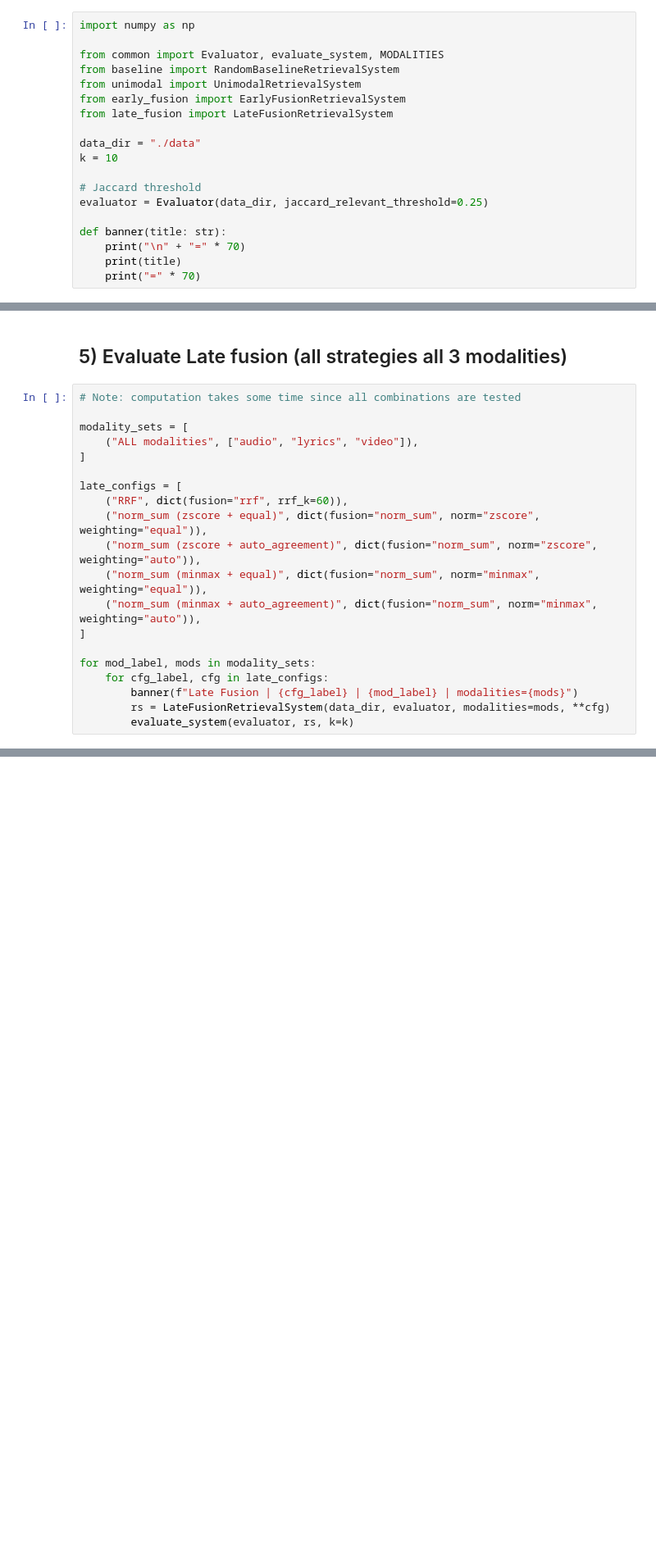
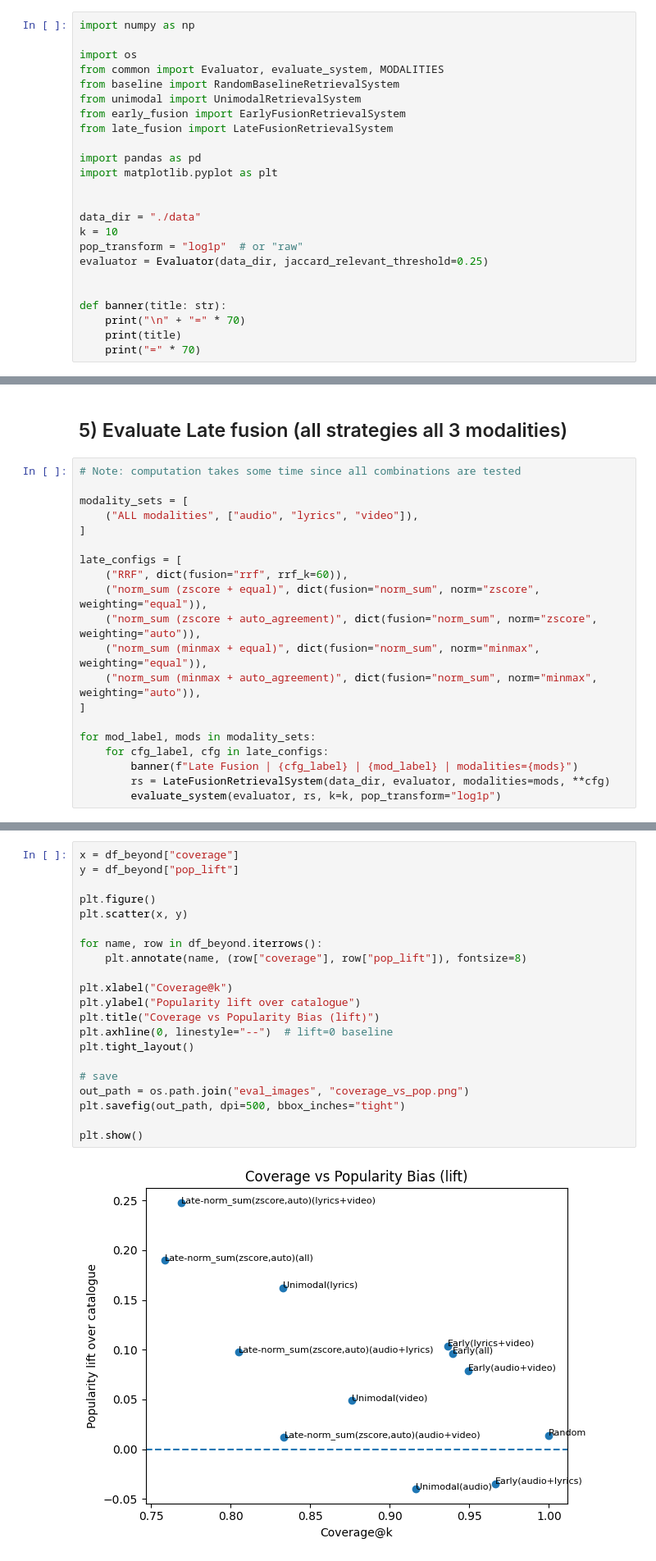
Before and after one commit to JasminKro/mmsr-2025, a Jupyter notebook: evaluation.ipynb, the cells around one changed output, grey strips where cells are left out. Shown at 82% size. Cells and saved outputs as stored; diff of their text form; blank space fills up the shorter version.

Commit message:
pop and coverage metrics

```diff
--- a/evaluation.ipynb
+++ b/evaluation.ipynb
@@ -14,17 +14,22 @@ It calculated Precision, Recall, MRR, nDCG both with the Jaccard-threshold relev
 # %%
 import numpy as np
 
+import os
 from common import Evaluator, evaluate_system, MODALITIES
 from baseline import RandomBaselineRetrievalSystem
 from unimodal import UnimodalRetrievalSystem
 from early_fusion import EarlyFusionRetrievalSystem
 from late_fusion import LateFusionRetrievalSystem
 
+import pandas as pd
+import matplotlib.pyplot as plt
+
+
 data_dir = "./data"
 k = 10
+pop_transform = "log1p"  # or "raw"
+evaluator = Evaluator(data_dir, jaccard_relevant_threshold=0.25)
 
-# Jaccard threshold
-evaluator = Evaluator(data_dir, jaccard_relevant_threshold=0.25)
 
 def banner(title: str):
     print("\n" + "=" * 70)
@@ -180,4 +81,4 @@ for mod_label, mods in modality_sets:
     for cfg_label, cfg in late_configs:
         banner(f"Late Fusion | {cfg_label} | {mod_label} | modalities={mods}")
         rs = LateFusionRetrievalSystem(data_dir, evaluator, modalities=mods, **cfg)
-        evaluate_system(evaluator, rs, k=k)
+        evaluate_system(evaluator, rs, k=k, pop_transform="log1p")
@@ -275,0 +395,23 @@ Pop@10 (log1p): 8.1100 | 0.5682
+# %%
+x = df_beyond["coverage"]
+y = df_beyond["pop_lift"]
+
+plt.figure()
+plt.scatter(x, y)
+
+for name, row in df_beyond.iterrows():
+    plt.annotate(name, (row["coverage"], row["pop_lift"]), fontsize=8)
+
+plt.xlabel("Coverage@k")
+plt.ylabel("Popularity lift over catalogue")
+plt.title("Coverage vs Popularity Bias (lift)")
+plt.axhline(0, linestyle="--")  # lift=0 baseline
+plt.tight_layout()
+
+# save
+out_path = os.path.join("eval_images", "coverage_vs_pop.png")
+plt.savefig(out_path, dpi=500, bbox_inches="tight")
+
+plt.show()
+# %% [output]
+[figure, added]
```
Also changed, not shown: parts of 12 cells of this notebook, 7 other files.
